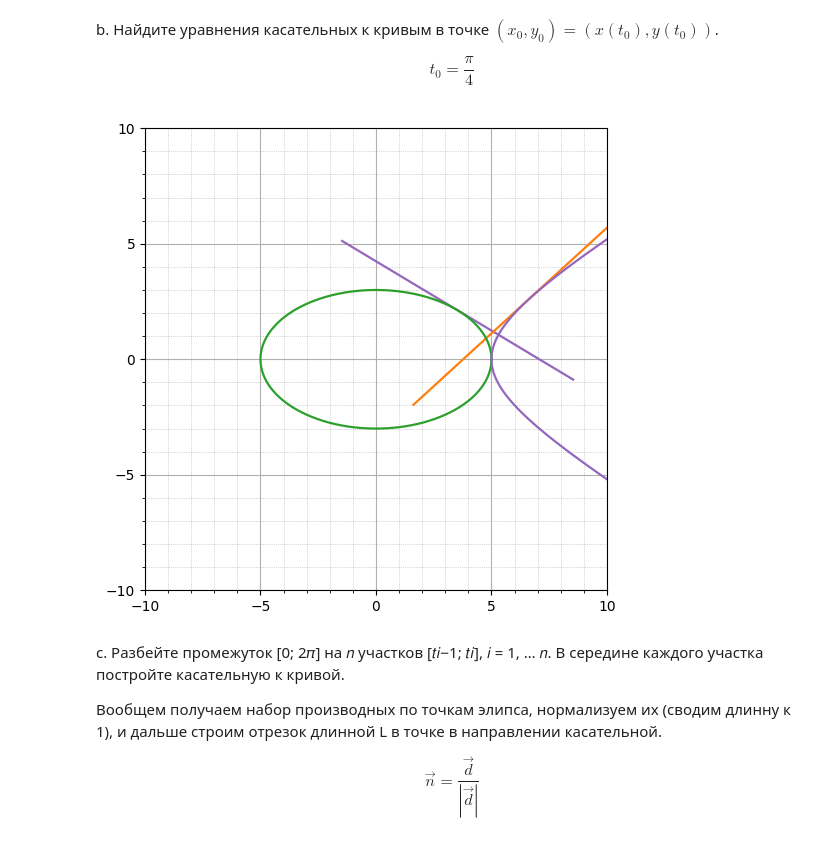
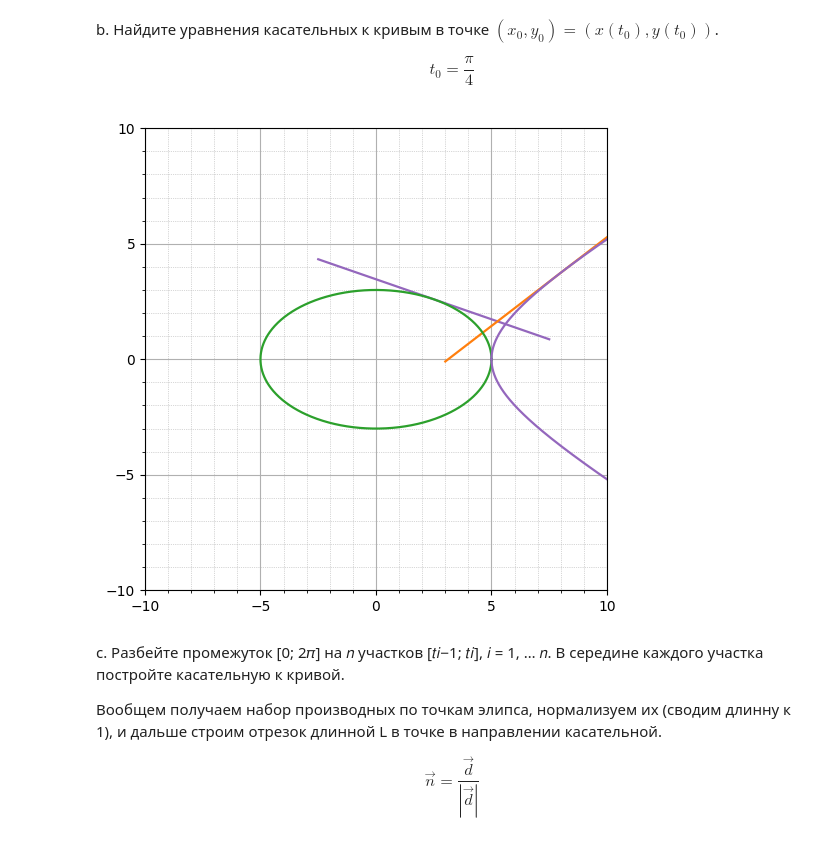
Before and after one commit to mikedegeofroy/itmo-computational-geometry, a Jupyter notebook: lab2/lab2.ipynb, the cells around one changed output. Saved outputs shown, nothing was run; the diff lists cells and outputs as text; code cells hidden in the pictures.

```diff
--- a/lab2/lab2.ipynb
+++ b/lab2/lab2.ipynb
@@ -88,39 +88,39 @@ b. Найдите уравнения касательных к кривым в
 
 $$ t_0 = \frac{\pi}{4} $$
 # %%
-t0 = np.pi / 4
+t0 = np.pi / 3
 
 # Координаты точки
 x0 = a * np.cos(t0)
 y0 = b * np.sin(t0)
 
 # Производные
 dx_dt = -a * np.sin(t0)
 dy_dt =  b * np.cos(t0)
 slope = dy_dt / dx_dt  # dy/dx
 
 # Уравнение касательной: y = slope * (x - x0) + y0
 x_vals = np.linspace(x0 - 5, x0 + 5, 100)
 y_vals = slope * (x_vals - x0) + y0
 
 tangent = np.column_stack((x_vals, y_vals, np.ones_like(x_vals)))
 
 x0_hyp = a * np.cosh(t0)
 y0_hyp = b * np.sinh(t0)
 
 # Производные
 dx_dt = a * np.sinh(t0)
 dy_dt = b * np.cosh(t0)
 slope = dy_dt / dx_dt  # dy/dx
 
 x_vals = np.linspace(x0_hyp - 5, x0_hyp + 5, 100)
 y_vals = slope * (x_vals - x0_hyp) + y0_hyp
 
 tangent_hyp = np.column_stack((x_vals, y_vals, np.ones_like(x_vals)))
 
 plot(tangent, (tangent_hyp, {"color": "tab:orange"}), (ellipse, {"color": "tab:green"}), hyperbola_t, hyperbola_b, lim=10, with_points=False, color='tab:purple', close=False)
 # %% [output]
-[figure, old version]
+[figure, new version]
 # %% [markdown]
 c. Разбейте промежуток [0; 2𝜋] на 𝑛 участков [𝑡𝑖−1; 𝑡𝑖], 𝑖 = 1, … 𝑛. В середине
 каждого участка постройте касательную к кривой.
```
Also changed, not shown: parts of 5 cells of this notebook, 4 other files.
